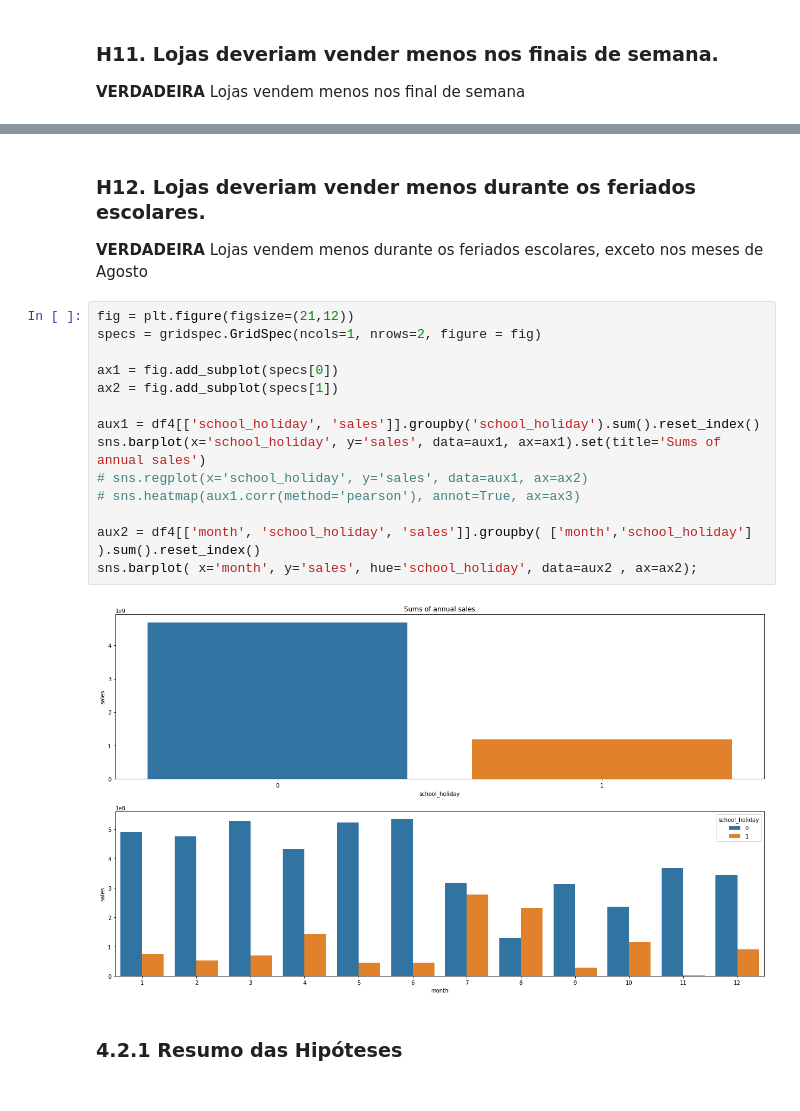
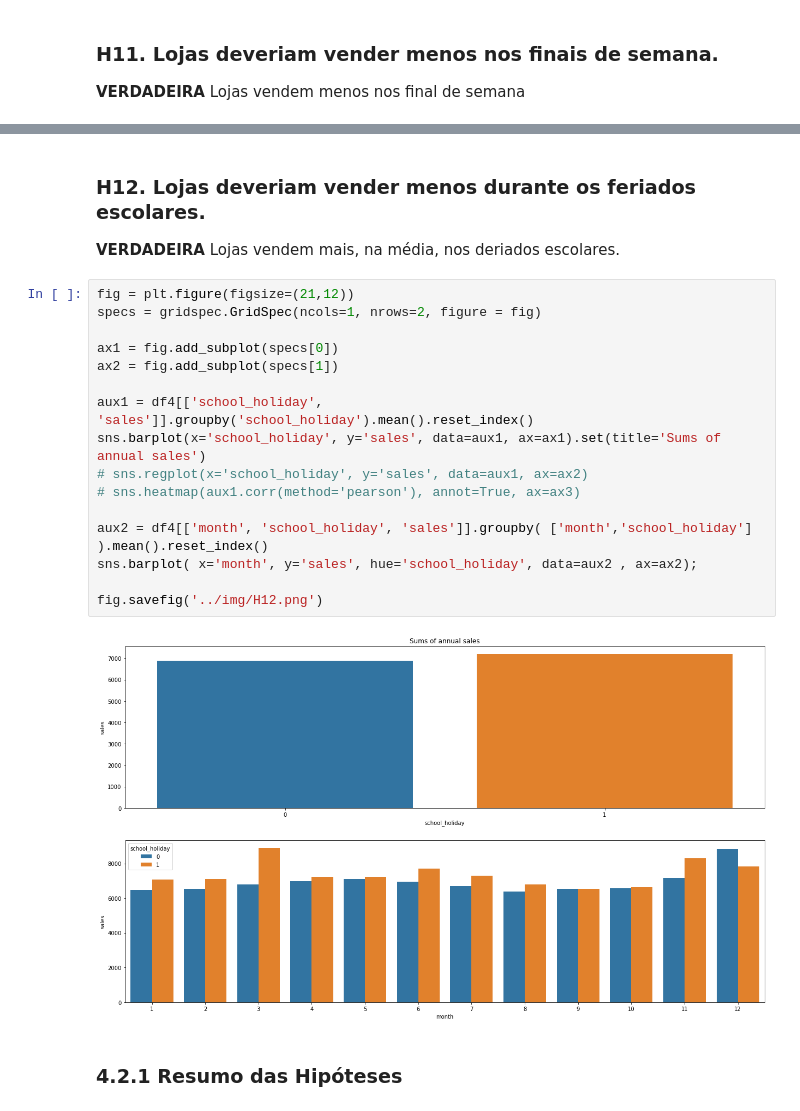
Before and after one commit to Leonamrsm/DS-em-Producao, a Jupyter notebook: Notebooks/m09_v01_store_sales_prediction.ipynb, the cells around one changed output, grey strips where cells are left out. Saved outputs shown, nothing was run; the diff lists cells and outputs as text.

```diff
--- a/Notebooks/m09_v01_store_sales_prediction.ipynb
+++ b/Notebooks/m09_v01_store_sales_prediction.ipynb
@@ -835,23 +845,25 @@ sns.heatmap(aux1.corr(method='pearson'), annot=True, ax=ax[2])
 # %% [markdown]
 ### **H12.** Lojas deveriam vender menos durante os feriados escolares.
 
-**VERDADEIRA** Lojas vendem menos durante os feriados escolares, exceto nos meses de Agosto
+**VERDADEIRA** Lojas vendem mais, na média, nos deriados escolares.
 # %%
 fig = plt.figure(figsize=(21,12))
 specs = gridspec.GridSpec(ncols=1, nrows=2, figure = fig)
 
 ax1 = fig.add_subplot(specs[0])
 ax2 = fig.add_subplot(specs[1])
 
-aux1 = df4[['school_holiday', 'sales']].groupby('school_holiday').sum().reset_index()
+aux1 = df4[['school_holiday', 'sales']].groupby('school_holiday').mean().reset_index()
 sns.barplot(x='school_holiday', y='sales', data=aux1, ax=ax1).set(title='Sums of annual sales')
 # sns.regplot(x='school_holiday', y='sales', data=aux1, ax=ax2)
 # sns.heatmap(aux1.corr(method='pearson'), annot=True, ax=ax3)
 
-aux2 = df4[['month', 'school_holiday', 'sales']].groupby( ['month','school_holiday'] ).sum().reset_index()
+aux2 = df4[['month', 'school_holiday', 'sales']].groupby( ['month','school_holiday'] ).mean().reset_index()
 sns.barplot( x='month', y='sales', hue='school_holiday', data=aux2 , ax=ax2);
+
+fig.savefig('../img/H12.png')
 # %% [output]
-[figure, old version]
+[figure, new version]
 # %% [markdown]
 ### 4.2.1 Resumo das Hipóteses
 # %%
```
Also changed, not shown: parts of 18 cells of this notebook, 2 other files.
